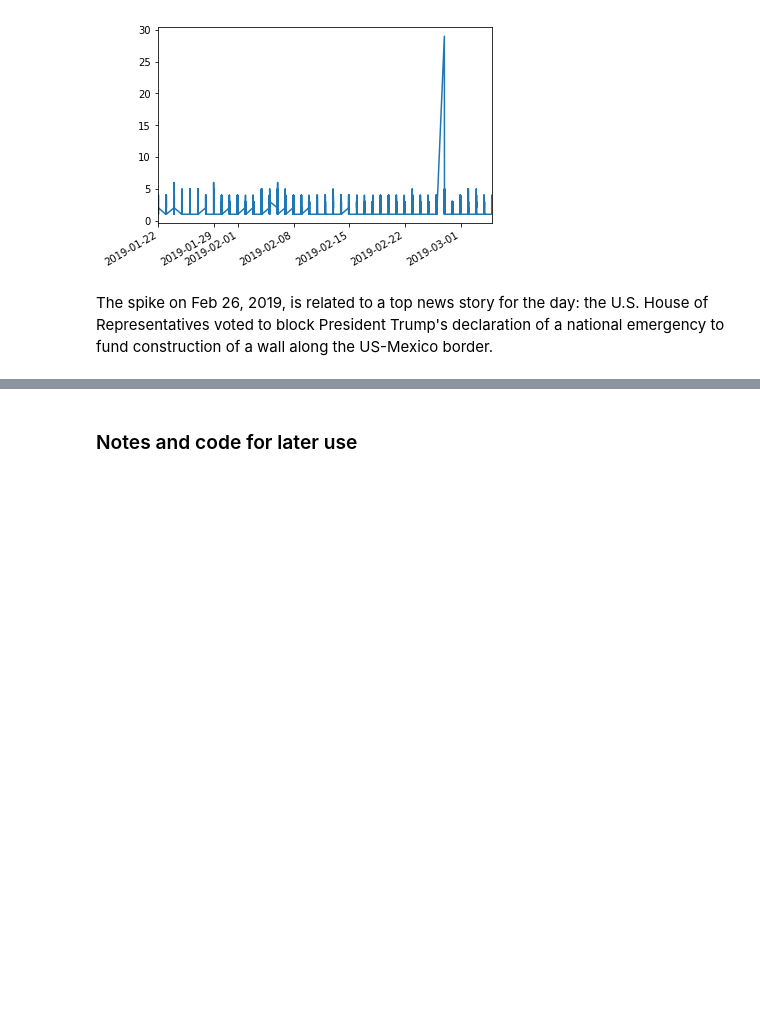
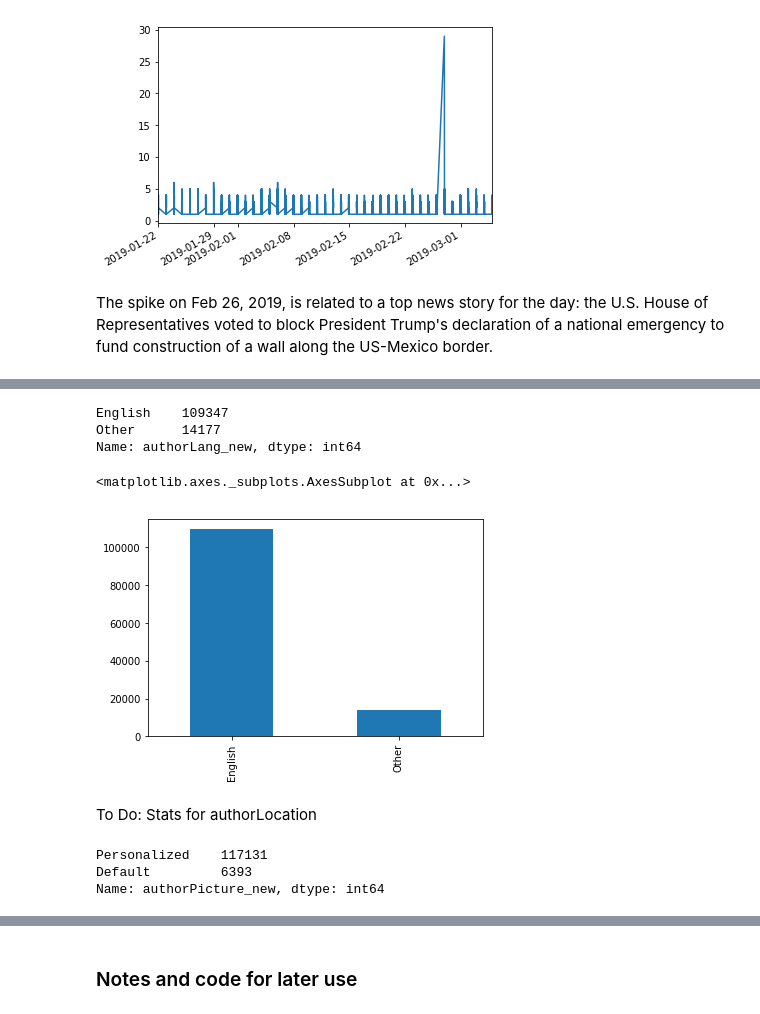
Before and after one commit to menyalas/llcu612Project, a Jupyter notebook: Descriptives-SAM.ipynb, the cells around one changed output, grey strips where cells are left out. Drawn from its saved outputs; the diff is of its cells as text; code cells hidden in the pictures; blank space fills up the shorter version.

```diff
--- a/Descriptives-SAM.ipynb
+++ b/Descriptives-SAM.ipynb
@@ -264,0 +301,4 @@ Personalized means that the author has changed the profile picture from the defa
+# %%
+df['authorPicture_new'] = df['authorPicture_new'].replace(regex=r'^.*default_profile_images\S*', value='Default')
+df['authorPicture_new'] = df['authorPicture_new'].replace(regex=r'^.*/profile_images\S*', value='Personalized')
+df['authorPicture_new'].value_counts()
@@ -297 +341,8 @@ df['tweetMethod'].value_counts()[1:20].plot().axes.get_xaxis().set_ticks([])
  Given the large number of Twitter for iPhone and Twitter for Android values, we could give each their own categories, if there is a reason to believe that there might be some difference between these tweet methods (or the people who use them).</p>
+# %%
+df['tweetMethod_new'] = df['tweetMethod_new'].replace(regex=r'^.*Twitter for iPhone\S*', value='Smartphone')
+df['tweetMethod_new'] = df['tweetMethod_new'].replace(regex=r'^.*Twitter for Android\S*', value='Smartphone')
+df['tweetMethod_new'] = df['tweetMethod_new'].replace(regex=r'^.*Twitter Web Client\S*', value='Web_Standard')
+df['tweetMethod_new'] = df['tweetMethod_new'].replace(regex=r'^.*Twitter Web App\S*', value='Web_Lite')
+df['tweetMethod_new'] = df['tweetMethod_new'].replace(regex=r'^.*Twitter for iPad\S*', value='Web_Lite')
+df['tweetMethod_new'].value_counts()[0:15]
@@ -297,0 +366,3 @@ df['tweetMethod'].value_counts()[1:20].plot().axes.get_xaxis().set_ticks([])
+# %%
+df['tweetMethod_new'] = df['tweetMethod_new'].replace(regex=r'^.*</\S*', value='Other')
+df['tweetMethod_new'].value_counts()
@@ -303,7 +380,7 @@ df['tweetTimeDate'].value_counts()[0:1]
 Tue Feb 26 22:55:03 +0000 2019    29
 Name: tweetTimeDate, dtype: int64
 # %%
-df['tweetTimeDate'] = df['tweetTimeDate'].apply(dateutil.parser.parse, dayfirst=True)
-df['tweetTimeDate'].value_counts()[0:1]
+df['tweetTimeDate_new'] = df['tweetTimeDate'].apply(dateutil.parser.parse, dayfirst=True)
+df['tweetTimeDate_new'].value_counts()[0:1]
 # %% [output]
 2019-02-26 22:55:03+00:00    29
@@ -317,0 +429,19 @@ df['tweetTimeDate'].value_counts().plot()
+# %%
+df['authorLang_new'].value_counts()
+# %% [output]
+English    109347
+Other      14177
+Name: authorLang_new, dtype: int64
+# %%
+df['authorLang_new'].value_counts().plot.bar()
+# %% [output]
+<matplotlib.axes._subplots.AxesSubplot at 0x...>
+[figure, added]
+# %% [markdown]
+To Do: Stats for authorLocation
+# %%
+df['authorPicture_new'].value_counts()
+# %% [output]
+Personalized    117131
+Default         6393
+Name: authorPicture_new, dtype: int64
```
Also changed, not shown: parts of 39 cells of this notebook.
